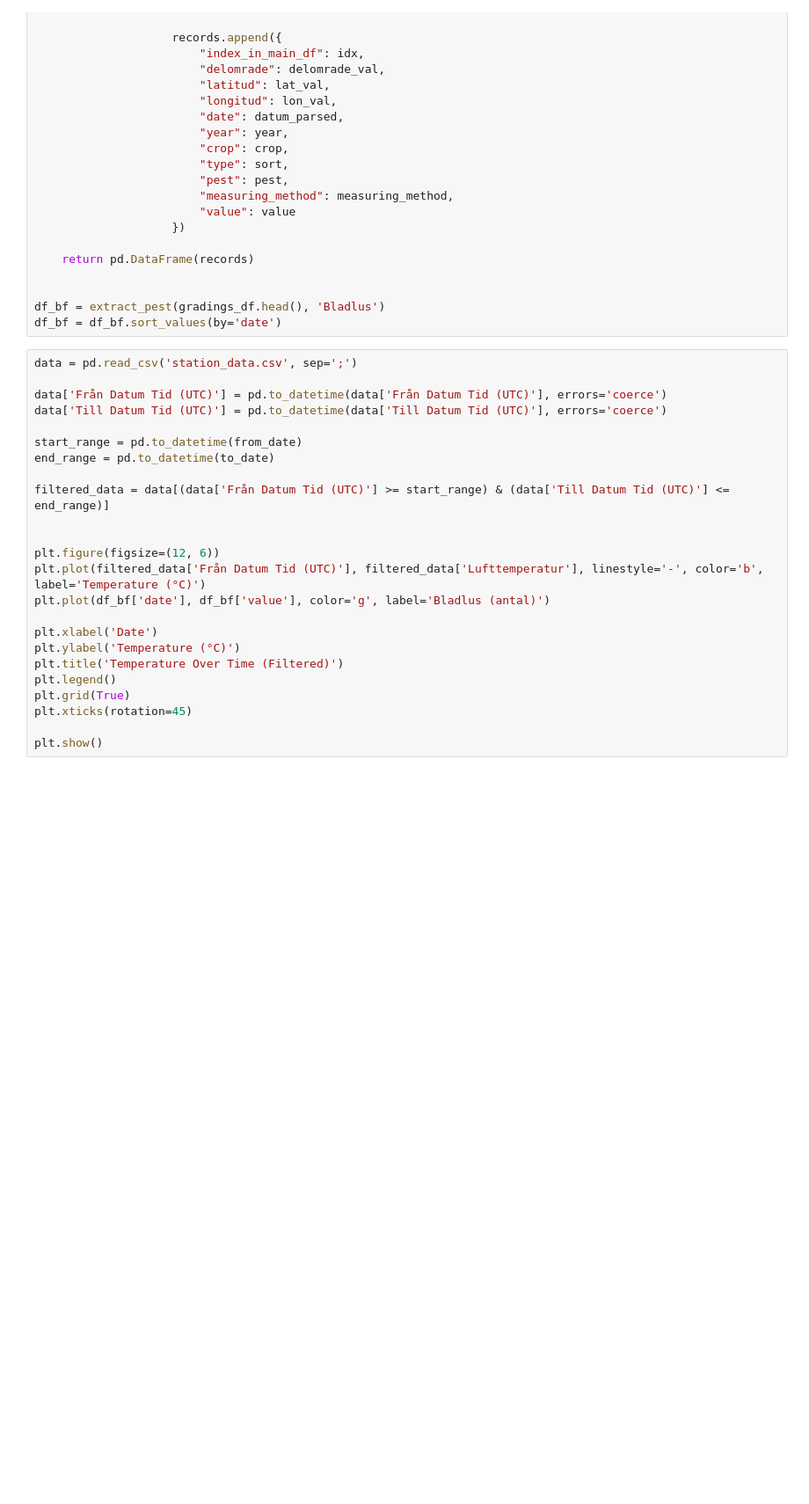
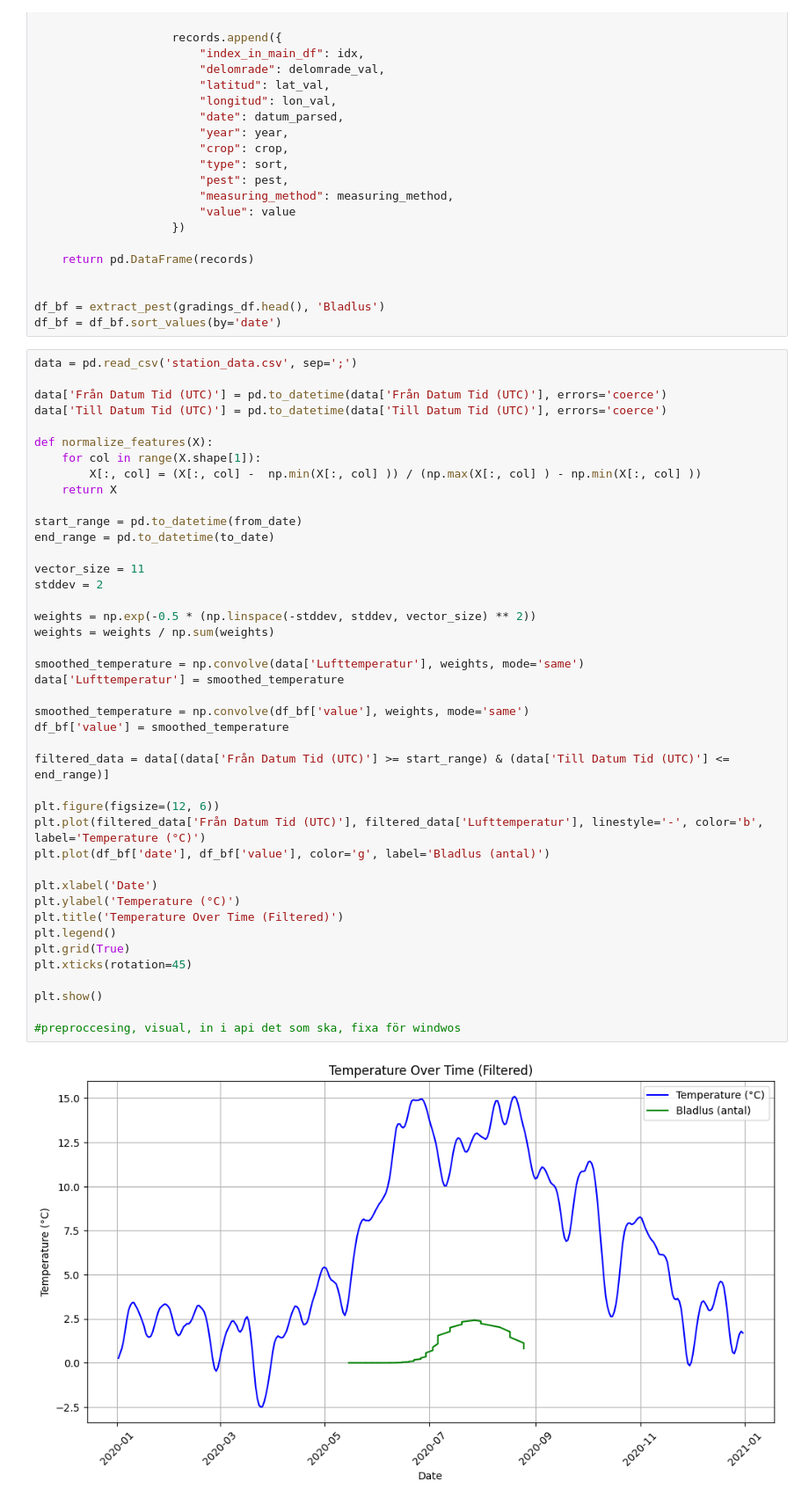
Before and after one commit to mosmar99/Pest-Outbrakes, a Jupyter notebook: smhi.ipynb, the cells around one changed output. Shown at 88% size. Saved outputs shown, nothing was run; the diff lists cells and outputs as text; blank space fills up the shorter version.

Commit message:
smoothing of curve

```diff
--- a/smhi.ipynb
+++ b/smhi.ipynb
@@ -191,24 +213,44 @@ df_bf = df_bf.sort_values(by='date')
 # %%
 data = pd.read_csv('station_data.csv', sep=';')
 
 data['Från Datum Tid (UTC)'] = pd.to_datetime(data['Från Datum Tid (UTC)'], errors='coerce')
 data['Till Datum Tid (UTC)'] = pd.to_datetime(data['Till Datum Tid (UTC)'], errors='coerce')
 
+def normalize_features(X):
+    for col in range(X.shape[1]):
+        X[:, col] = (X[:, col] -  np.min(X[:, col] )) / (np.max(X[:, col] ) - np.min(X[:, col] ))
+    return X
+
 start_range = pd.to_datetime(from_date)
 end_range = pd.to_datetime(to_date)
 
+vector_size = 11
+stddev = 2
+
+weights = np.exp(-0.5 * (np.linspace(-stddev, stddev, vector_size) ** 2))
+weights = weights / np.sum(weights)
+
+smoothed_temperature = np.convolve(data['Lufttemperatur'], weights, mode='same')
+data['Lufttemperatur'] = smoothed_temperature
+
+smoothed_temperature = np.convolve(df_bf['value'], weights, mode='same')
+df_bf['value'] = smoothed_temperature
+
 filtered_data = data[(data['Från Datum Tid (UTC)'] >= start_range) & (data['Till Datum Tid (UTC)'] <= end_range)]
-
 
 plt.figure(figsize=(12, 6))
 plt.plot(filtered_data['Från Datum Tid (UTC)'], filtered_data['Lufttemperatur'], linestyle='-', color='b', label='Temperature (°C)')
 plt.plot(df_bf['date'], df_bf['value'], color='g', label='Bladlus (antal)')
 
 plt.xlabel('Date')
 plt.ylabel('Temperature (°C)')
 plt.title('Temperature Over Time (Filtered)')
 plt.legend()
 plt.grid(True)
 plt.xticks(rotation=45)
 
 plt.show()
+
+#preproccesing, visual, in i api det som ska, fixa för windwos
+# %% [output]
+[figure, added]
```
Also changed, not shown: parts of 3 cells of this notebook.
